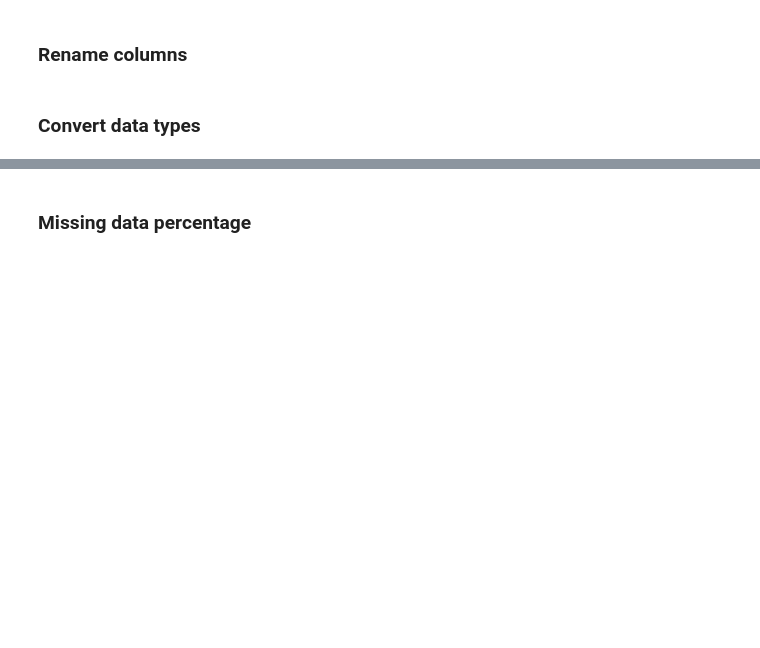
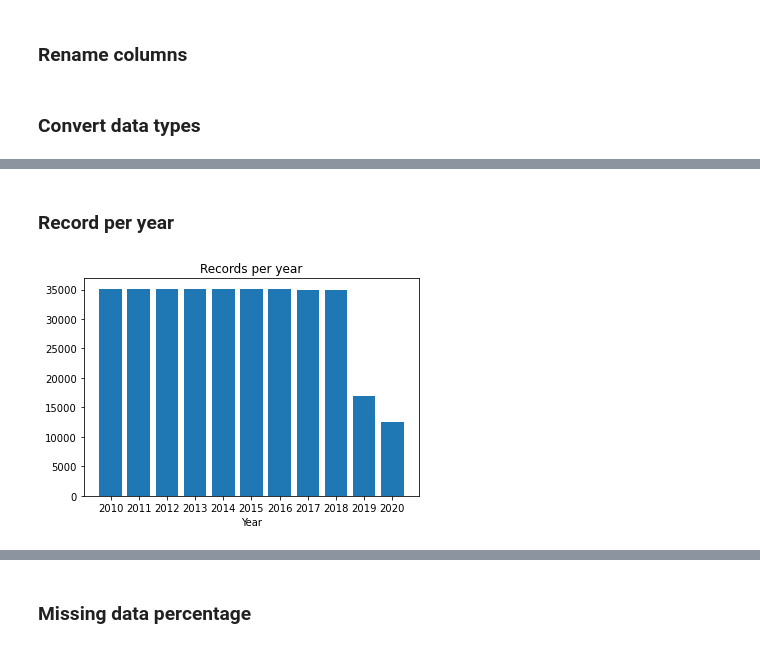
Before and after one commit to Ivelina-Z/Anomaly-detection-in-PV-system, a Jupyter notebook: data_EDA_system_34.ipynb, the cells around one changed output, grey strips where cells are left out. Cells and saved outputs as stored; diff of their text form; code cells hidden in the pictures; blank space fills up the shorter version.

```diff
--- a/data_EDA_system_34.ipynb
+++ b/data_EDA_system_34.ipynb
@@ -79,0 +125,10 @@ assert(pv_system_data_34['timestamp'].dtype == 'datetime64[ns]')
+# %% [markdown]
+### Record per year
+# %%
+plt.bar(pv_system_data_34['timestamp'].dt.year.unique(), pv_system_data_34['timestamp'].dt.year.value_counts())
+plt.title('Records per year')
+plt.xlabel('Year')
+plt.xticks(range(2010, 2021))
+plt.show()
+# %% [output]
+[figure, added]
```
Also changed, not shown: parts of 20 cells of this notebook.
